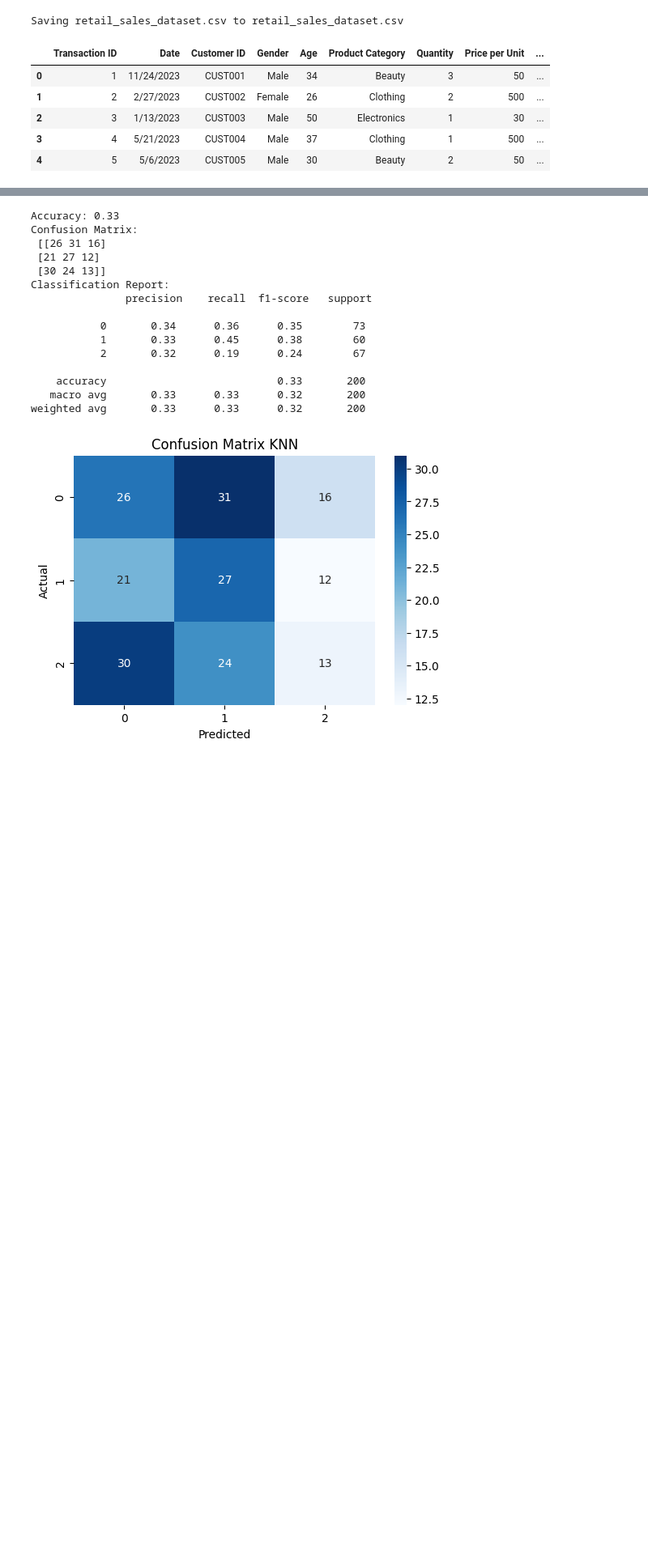
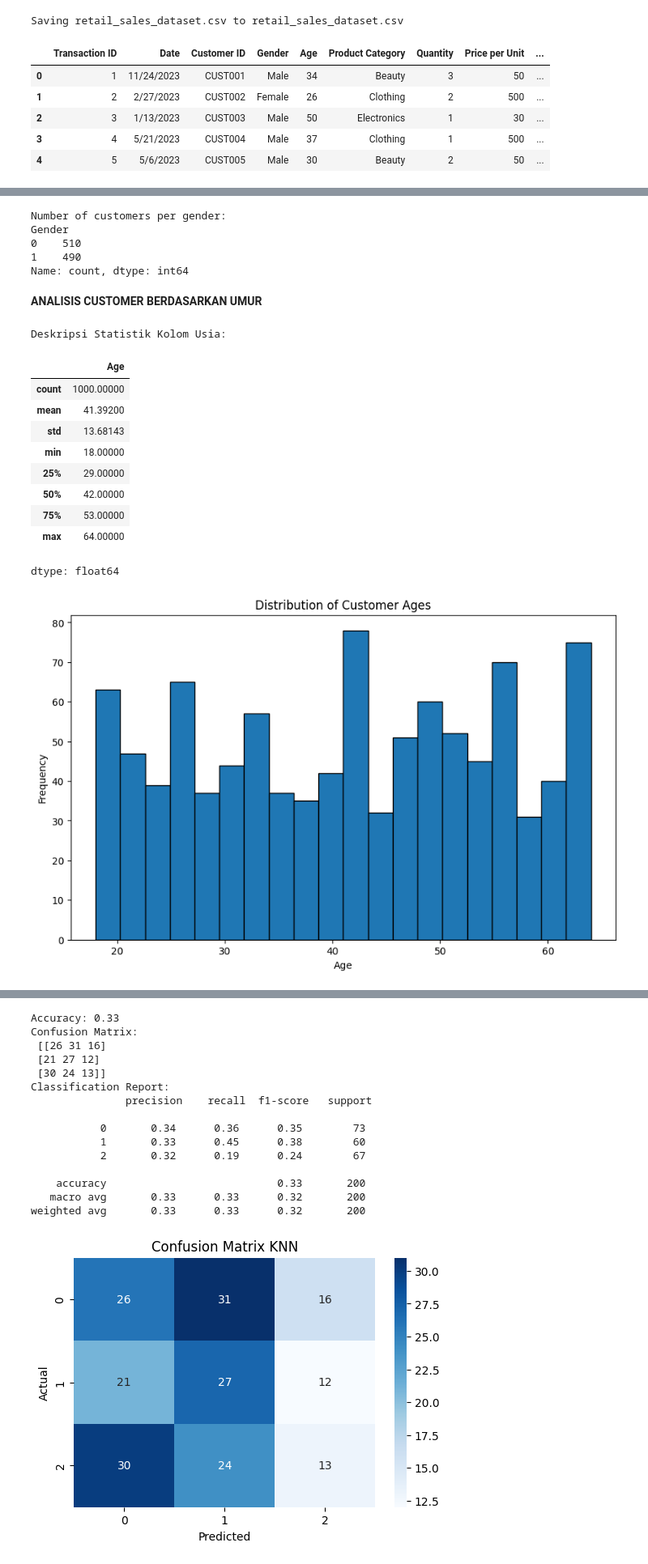
Before and after one commit to fikriahmadsaputra/Data-Mining-, a Jupyter notebook: UAS_Data_Mining_Fikri_Ahmad_Saputra_211011401465.ipynb, the cells around one changed output, grey strips where cells are left out. Shown at 81% size. Cells and saved outputs as stored; diff of their text form; code cells hidden in the pictures; blank space fills up the shorter version.

```diff
--- a/UAS_Data_Mining_Fikri_Ahmad_Saputra_211011401465.ipynb
+++ b/UAS_Data_Mining_Fikri_Ahmad_Saputra_211011401465.ipynb
@@ -22,0 +115,35 @@ Saving retail_sales_dataset.csv to retail_sales_dataset.csv
+# %%
+gender_counts = df['Gender'].value_counts()
+print("Number of customers per gender:")
+print(gender_counts)
+# %% [output]
+Number of customers per gender:
+Gender
+0    510
+1    490
+Name: count, dtype: int64
+# %% [markdown]
+**ANALISIS CUSTOMER BERDASARKAN UMUR**
+# %%
+print("\nDeskripsi Statistik Kolom Usia:")
+display(df['Age'].describe())
+
+plt.figure(figsize=(10, 6))
+plt.hist(df['Age'], bins=20, edgecolor='black')
+plt.xlabel('Age')
+plt.ylabel('Frequency')
+plt.title('Distribution of Customer Ages')
+plt.show()
+# %% [output]
+Deskripsi Statistik Kolom Usia:
+|  | Age |
+| count | 1000.00000 |
+| mean | 41.39200 |
+| std | 13.68143 |
+| min | 18.00000 |
+| 25% | 29.00000 |
+| 50% | 42.00000 |
+| 75% | 53.00000 |
+| max | 64.00000 |
+dtype: float64
+[figure, added]
```
Also changed, not shown: parts of 16 cells of this notebook.
